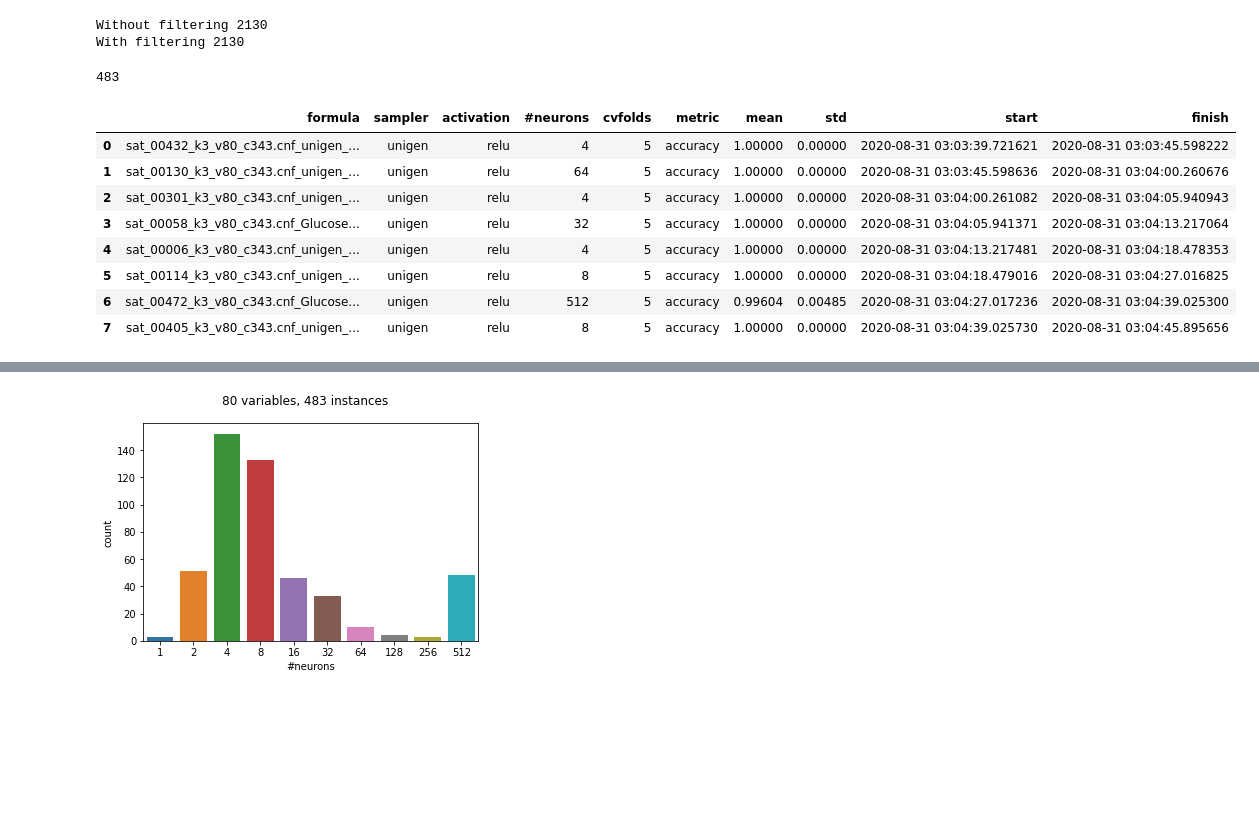
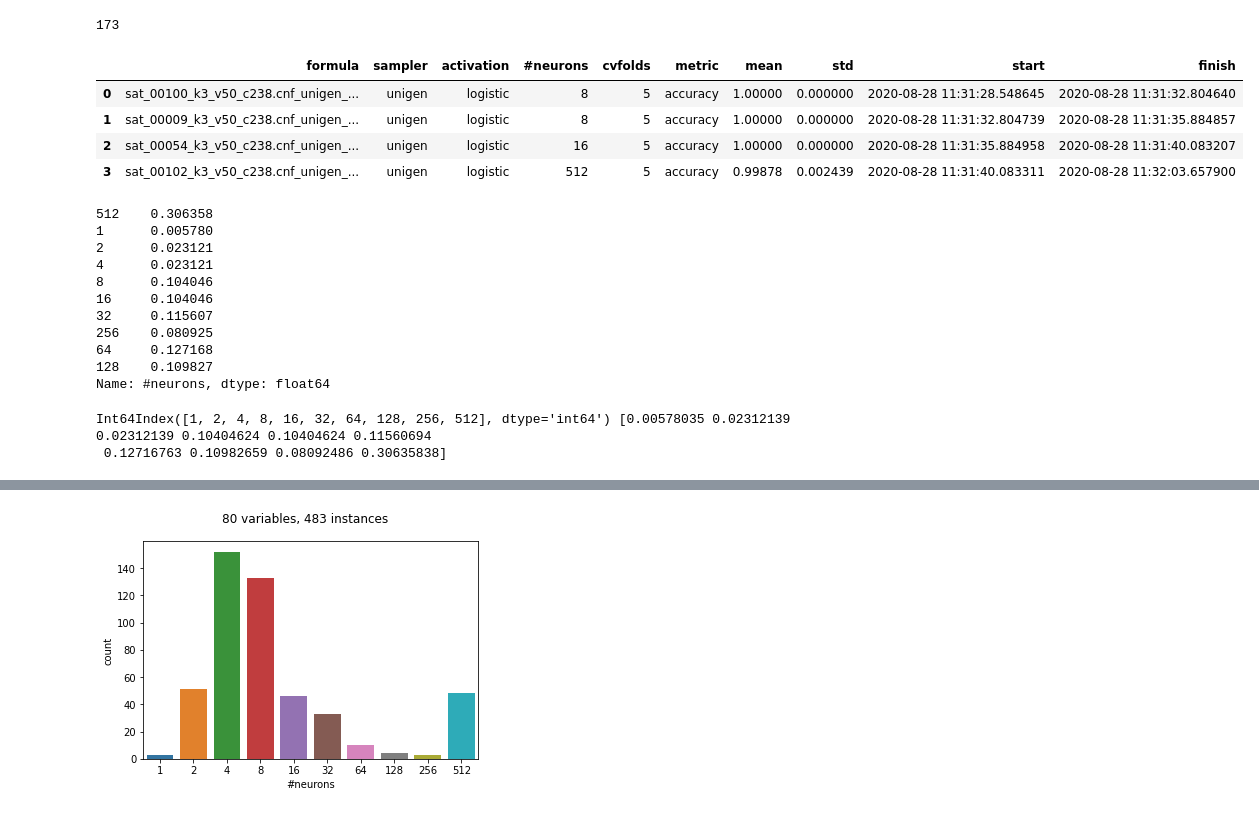
Before and after one commit to andertavares/mlbf, a Jupyter notebook: notebooks/Analysis_learn-vs-sat.ipynb, the cells around one changed output, grey strips where cells are left out. Cells and saved outputs as stored; diff of their text form; code cells hidden in the pictures; blank space fills up the shorter version.

```diff
--- a/notebooks/Analysis_learn-vs-sat.ipynb
+++ b/notebooks/Analysis_learn-vs-sat.ipynb
@@ -17,7 +21,7 @@ if not os.path.exists('/content/drive/My Drive/UFRGS/Learnability/logistic'):
 # %%
 # an example dataframe, note the repeated formulas
 import pandas as pd
-df = pd.read_csv('/content/drive/My Drive/UFRGS/Learnability/relu/neurons_relu_v80_onphase_v80_c343_r4.287.csv')
-df.head(8)
+df = pd.read_csv('/content/drive/My Drive/UFRGS/Learnability/logistic/neurons_logistic_v50_over_v50_c238_r4.760.csv')
+df.head(4)
 # %% [output]
 |  | formula | sampler | activation | #neurons | cvfolds | metric | mean | std | start | finish |
@@ -32,25 +32,34 @@ df.head(8)
-# %%
-# we'll consider only those sampled with unigen (because they have 40+ samples)
-print(f'Without filtering {len(df)}')
-df = df[df.sampler == 'unigen']
-print(f'With filtering {len(df)}')
-# %% [output]
-Without filtering 2130
-With filtering 2130
 # %%
 # then we get the maximum #neurons of each formula (no repeated formulas anymore)
 # note that none of those with 512 neurons has perfect accuracy
-grouped_df = df.groupby("formula", sort=False).last().reset_index()
+grouped_df = df.groupby("formula", sort=False, as_index=False).last()
 print(len(grouped_df))
-grouped_df.head(8)
+grouped_df.head(4)
 # %% [output]
-483
+173
 |  | formula | sampler | activation | #neurons | cvfolds | metric | mean | std | start | finish |
-| 0 | sat_00432_k3_v80_c343.cnf_unigen_... | unigen | relu | 4 | 5 | accuracy | 1.00000 | 0.00000 | 2020-08-31 03:03:39.721621 | 2020-08-31 03:03:45.598222 |
-| 1 | sat_00130_k3_v80_c343.cnf_unigen_... | unigen | relu | 64 | 5 | accuracy | 1.00000 | 0.00000 | 2020-08-31 03:03:45.598636 | 2020-08-31 03:04:00.260676 |
-| 2 | sat_00301_k3_v80_c343.cnf_unigen_... | unigen | relu | 4 | 5 | accuracy | 1.00000 | 0.00000 | 2020-08-31 03:04:00.261082 | 2020-08-31 03:04:05.940943 |
-| 3 | sat_00058_k3_v80_c343.cnf_Glucose... | unigen | relu | 32 | 5 | accuracy | 1.00000 | 0.00000 | 2020-08-31 03:04:05.941371 | 2020-08-31 03:04:13.217064 |
-| 4 | sat_00006_k3_v80_c343.cnf_unigen_... | unigen | relu | 4 | 5 | accuracy | 1.00000 | 0.00000 | 2020-08-31 03:04:13.217481 | 2020-08-31 03:04:18.478353 |
-| 5 | sat_00114_k3_v80_c343.cnf_unigen_... | unigen | relu | 8 | 5 | accuracy | 1.00000 | 0.00000 | 2020-08-31 03:04:18.479016 | 2020-08-31 03:04:27.016825 |
-| 6 | sat_00472_k3_v80_c343.cnf_Glucose... | unigen | relu | 512 | 5 | accuracy | 0.99604 | 0.00485 | 2020-08-31 03:04:27.017236 | 2020-08-31 03:04:39.025300 |
-| 7 | sat_00405_k3_v80_c343.cnf_unigen_... | unigen | relu | 8 | 5 | accuracy | 1.00000 | 0.00000 | 2020-08-31 03:04:39.025730 | 2020-08-31 03:04:45.895656 |
+| 0 | sat_00100_k3_v50_c238.cnf_unigen_... | unigen | logistic | 8 | 5 | accuracy | 1.00000 | 0.000000 | 2020-08-28 11:31:28.548645 | 2020-08-28 11:31:32.804640 |
+| 1 | sat_00009_k3_v50_c238.cnf_unigen_... | unigen | logistic | 8 | 5 | accuracy | 1.00000 | 0.000000 | 2020-08-28 11:31:32.804739 | 2020-08-28 11:31:35.884857 |
+| 2 | sat_00054_k3_v50_c238.cnf_unigen_... | unigen | logistic | 16 | 5 | accuracy | 1.00000 | 0.000000 | 2020-08-28 11:31:35.884958 | 2020-08-28 11:31:40.083207 |
+| 3 | sat_00102_k3_v50_c238.cnf_unigen_... | unigen | logistic | 512 | 5 | accuracy | 0.99878 | 0.002439 | 2020-08-28 11:31:40.083311 | 2020-08-28 11:32:03.657900 |
+# %%
+grouped_df = df.groupby("formula", sort=False).last().reset_index()
+m_grouped = len(grouped_df)
+out = grouped_df.groupby('#neurons').apply(len)/m_grouped
+out
+grouped_df.shape[0]
+# sns.lineplot(x='#neurons', data=out)
+
+grouped_df['#neurons'].value_counts(sort=False, normalize=True)
+# %% [output]
+512    0.306358
+1      0.005780
+2      0.023121
+4      0.023121
+8      0.104046
+16     0.104046
+32     0.115607
+256    0.080925
+64     0.127168
+128    0.109827
+Name: #neurons, dtype: float64
@@ -57,2 +70,11 @@ grouped_df.head(8)
+# %%
+import numpy as np
+idx1 = np.argsort(idx)
+x = idx[idx1]
+y = vls[idx1]
+print(x,y)
+# %% [output]
+Int64Index([1, 2, 4, 8, 16, 32, 64, 128, 256, 512], dtype='int64') [0.00578035 0.02312139 0.02312139 0.10404624 0.10404624 0.11560694
+ 0.12716763 0.10982659 0.08092486 0.30635838]
 # %%
 import matplotlib.pyplot as plt
```
Also changed, not shown: parts of 16 cells of this notebook.
